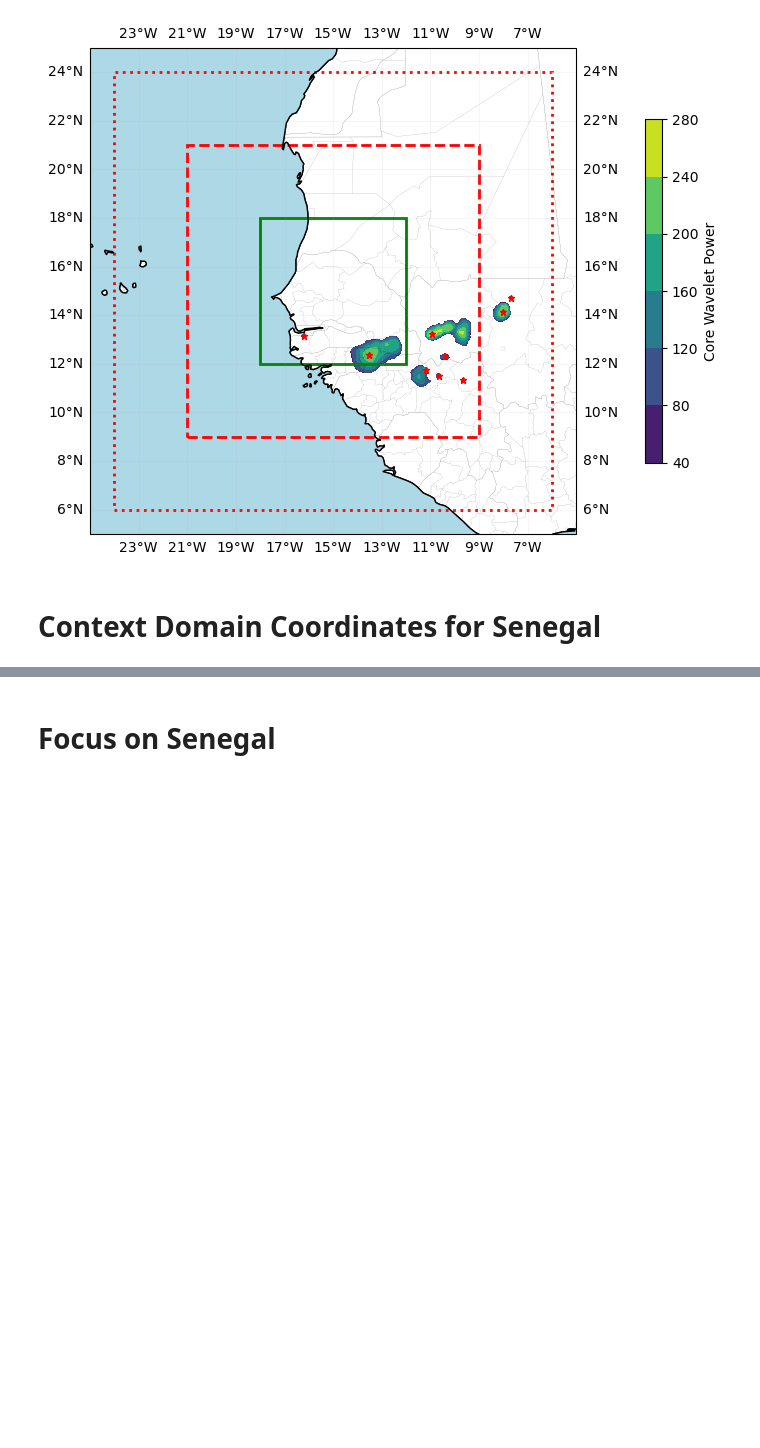
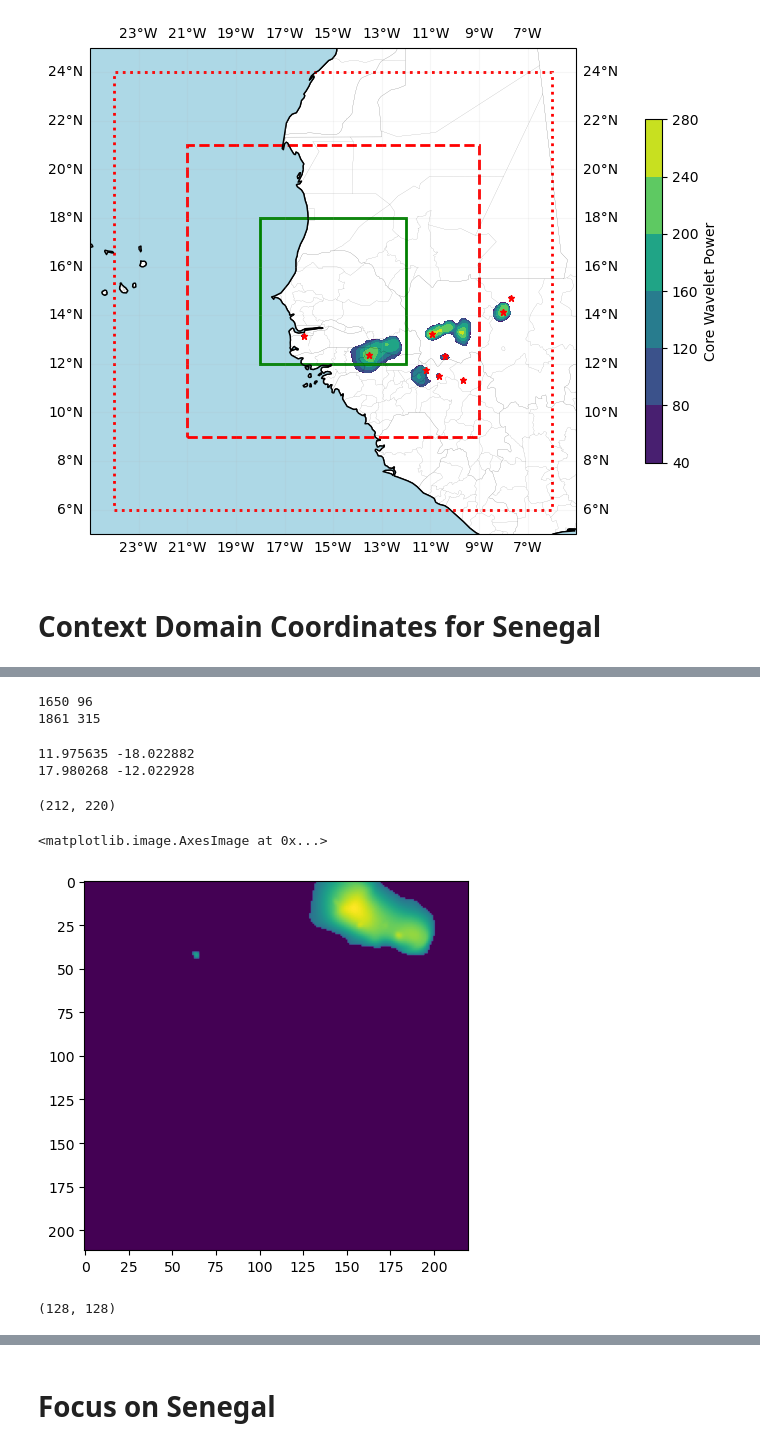
Before and after one commit to mendrika-mdg/EPS-Impact-Case-AI-Nowcasting, a Jupyter notebook: notebook/analysis/plotting-senegal.ipynb, the cells around one changed output, grey strips where cells are left out. Cells and saved outputs as stored; diff of their text form; code cells hidden in the pictures; blank space fills up the shorter version.

Commit message:
Domain for Dakar and for Senegal

```diff
--- a/notebook/analysis/context-domain.ipynb
+++ b/notebook/analysis/plotting-senegal.ipynb
@@ -227,0 +332,3 @@ Senegal_context_long_lt_lat_max = Senegal_context_long_lt_lat_min + 18
+# %%
+Senegal_y_min, Senegal_x_min = 1650, 96
+Senegal_y_max, Senegal_x_max = 1861, 315
@@ -227,0 +351,25 @@ Senegal_context_long_lt_lat_max = Senegal_context_long_lt_lat_min + 18
+# %%
+print(Senegal_y_min, Senegal_x_min)
+print(Senegal_y_max, Senegal_x_max)
+# %% [output]
+1650 96
+1861 315
+# %%
+print(lats[1650, 96], lons[1650, 96])   # Southwest corner
+print(lats[1861, 315], lons[1861, 315]) # Northeast corner
+# %% [output]
+11.975635 -18.022882
+17.980268 -12.022928
+# %%
+Senegal_core = cores[Senegal_y_min:Senegal_y_max+1, Senegal_x_min:Senegal_x_max+1]
+Senegal_domain_lats = lats[Senegal_y_min:Senegal_y_max+1, Senegal_x_min:Senegal_x_max+1]
+Senegal_domain_lons = lons[Senegal_y_min:Senegal_y_max+1, Senegal_x_min:Senegal_x_max+1]
+# %%
+Senegal_core.shape
+# %% [output]
+(212, 220)
+# %%
+plt.imshow(Senegal_core)
+# %% [output]
+<matplotlib.image.AxesImage at 0x...>
+[figure, added]
@@ -227,0 +384,4 @@ Senegal_context_long_lt_lat_max = Senegal_context_long_lt_lat_min + 18
+# %%
+Senegal_core_resized.shape
+# %% [output]
+(128, 128)
```
Also changed, not shown: parts of 16 cells of this notebook, 2 other files.
